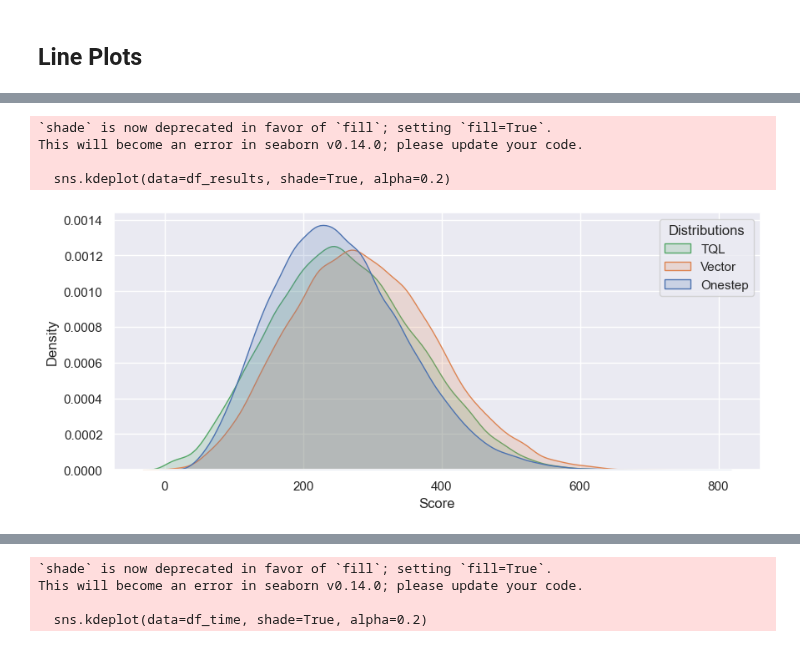
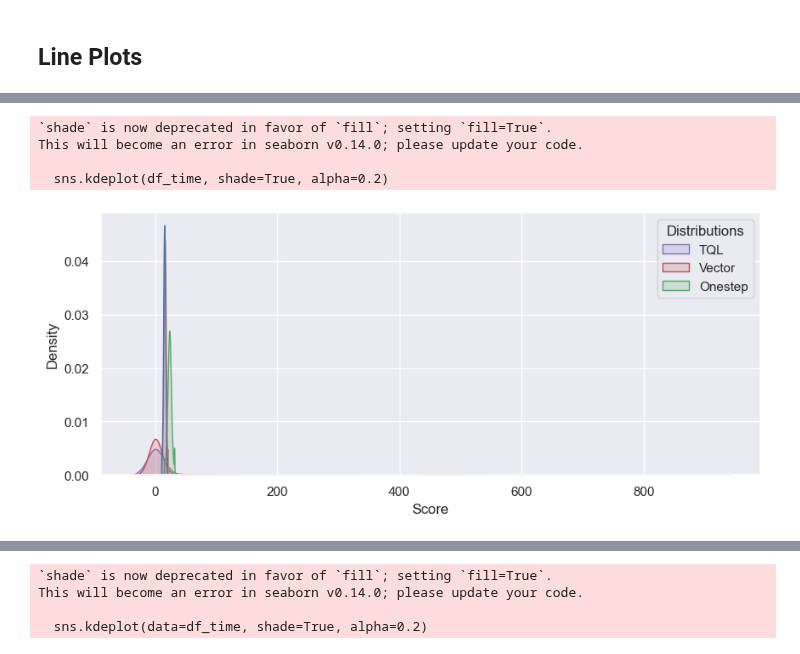
Before and after one commit to vietnhprivat/snake_ai, a Jupyter notebook: src/Classes/data_collection_test.ipynb, the cells around one changed output, grey strips where cells are left out. Saved outputs shown, nothing was run; the diff lists cells and outputs as text; code cells hidden in the pictures.

Commit message:
tilføjelse af 30 mill data

```diff
--- a/src/Classes/data_collection_test.ipynb
+++ b/src/Classes/data_collection_test.ipynb
@@ -42,16 +42,18 @@ tql_pilot = load_data(file_path='TAB_MODEL_AND_PLOT/DATA_PLOT_RUNNING/tab_optim_
 rand_pilot = load_data(file_path='DQL_PLOT/DATA_PLOTS/random_non_training_18_01.pkl', model="tql")
 grid_pilot = load_data(file_path='DQL_PLOT/DATA_PLOTS/grid_non_training_pt2_18_01.pkl')
 grid_pilot = grid_pilot.head(25_000)
+grid_train = load_data(file_path='DQL_PLOT/TEST_PLOTS/grid_training_18_01.pkl')
+grid_train = grid_train.tail(45_000).reset_index(drop=True)
 
 # Part 2 test load
 onestepv2 = load_data(file_path='DQL_PLOT/DATA_PLOTS/onestep_non_training_pt2_18_01.pkl')
 vectorv2 = load_data(file_path='DQL_PLOT/DATA_PLOTS/vector_non_training_pt2_18_01.pkl')
-randv2 = load_data(file_path='DQL_PLOT/DATA_PLOTS/random_non_training_pt2_18_01.pkl', model="tql")
+randv2 = load_data(file_path='DQL_PLOT/DATA_PLOTS/random_non_training_pt3_18_01.pkl', model="tql")
 tqlv2 = load_data(file_path='TAB_MODEL_AND_PLOT/DATA_PLOT_RUNNING/tab_optim_rewards_running_pt2.pkl', model="tql")
 
 # sammenslutning af data
 onestep = pd.concat((onestep_pilot, onestepv2), ignore_index=True)
-rand = pd.concat((rand_pilot, randv2), ignore_index=True)
+rand = randv2 # pd.concat((rand_pilot, randv2), ignore_index=True)
 vector = pd.concat((vector_pilot, vectorv2), ignore_index=True)
 tql = pd.concat((tql_pilot, tqlv2), ignore_index=True)
 grid = load_data(file_path='DQL_PLOT/DATA_PLOTS/grid_non_training_pt2_18_01.pkl')
@@ -61,11 +63,13 @@ df_results_pilot = pd.DataFrame(data= {'onestep_score': onestep_pilot['scores'],
                                        'tql_score': tql_pilot['scores'], 'rand_score': rand_pilot['scores'], 'grid_score': grid_pilot['scores']})
 
 df_results = pd.DataFrame(data= {'onestep_score': onestep['scores'], 'vector_score': vector['scores'],
-                                  'tql_score': tql['scores'], 'rand_score': rand['scores'], 'grid_score': grid['scores']})
+                                  'tql_score': tql['scores'], 'rand_score': rand['scores'], 'grid_score': grid['scores'],'grid_train_score': grid_train['scores']})
 
 # Outliers removed, calculated by 1.5*IQR in R
 df_time = pd.DataFrame(data= {'onestep_time': onestep['time per apple'].clip(10.08, 19.2), 'vector_time': vector['time per apple'].clip(10.67, 20.45),
-                              'tql_time': tql['time per apple'].clip(14.83, 31)})
+                              'tql_time': tql['time per apple'].clip(14.83, 31), 'grid_time': grid['time per apple'].clip(0,50), 'grid_train_time': grid_train['time per apple'].clip(0,50)})
 
 df_time_outliers = pd.DataFrame(data= {'onestep_time': onestep['time per apple'], 'vector_time': vector['time per apple'],
-                              'tql_time': tql['time per apple'], 'rand_time': rand['time per apple'], 'grid_time': grid['time per apple']})
+                              'tql_time': tql['time per apple'], 'rand_time': rand['time per apple'], 'grid_time': grid['time per apple'], 'grid_train_time': grid_train['time per apple']})
+
+df_time_outliers = df_time_outliers.replace(np.inf, 0)
@@ -125,2 +140,16 @@ display(confint(df_results), confint(df_time))
 # %% [markdown]
 ## Line Plots
+# %%
+plt.figure(figsize=(10, 4))
+
+# Plot the three normal distributions together
+sns.set_theme(style="darkgrid")
+sns.kdeplot(df_results[['onestep_score', 'vector_score', 'tql_score']], shade=True, alpha=0.2)
+
+# Add labels and a legend
+plt.xlabel("Score")
+plt.ylabel("Density")
+plt.legend(title="Distributions", labels=["TQL", "Vector", "Onestep"])
+
+# Show the plot
+plt.show()
@@ -127,20 +162,20 @@ display(confint(df_results), confint(df_time))
 # %%
 plt.figure(figsize=(10, 4))
 
 # Plot the three normal distributions together
 sns.set_theme(style="darkgrid")
-sns.kdeplot(data=df_results, shade=True, alpha=0.2)
+sns.kdeplot(df_time, shade=True, alpha=0.2)
 
 # Add labels and a legend
 plt.xlabel("Score")
 plt.ylabel("Density")
 plt.legend(title="Distributions", labels=["TQL", "Vector", "Onestep"])
 
 # Show the plot
 plt.show()
 # %% [output]
 `shade` is now deprecated in favor of `fill`; setting `fill=True`.
 This will become an error in seaborn v0.14.0; please update your code.
 
-  sns.kdeplot(data=df_results, shade=True, alpha=0.2)
+  sns.kdeplot(df_time, shade=True, alpha=0.2)
-[figure, old version]
+[figure, new version]
```
Also changed, not shown: parts of 5 cells of this notebook, 3 other files.
